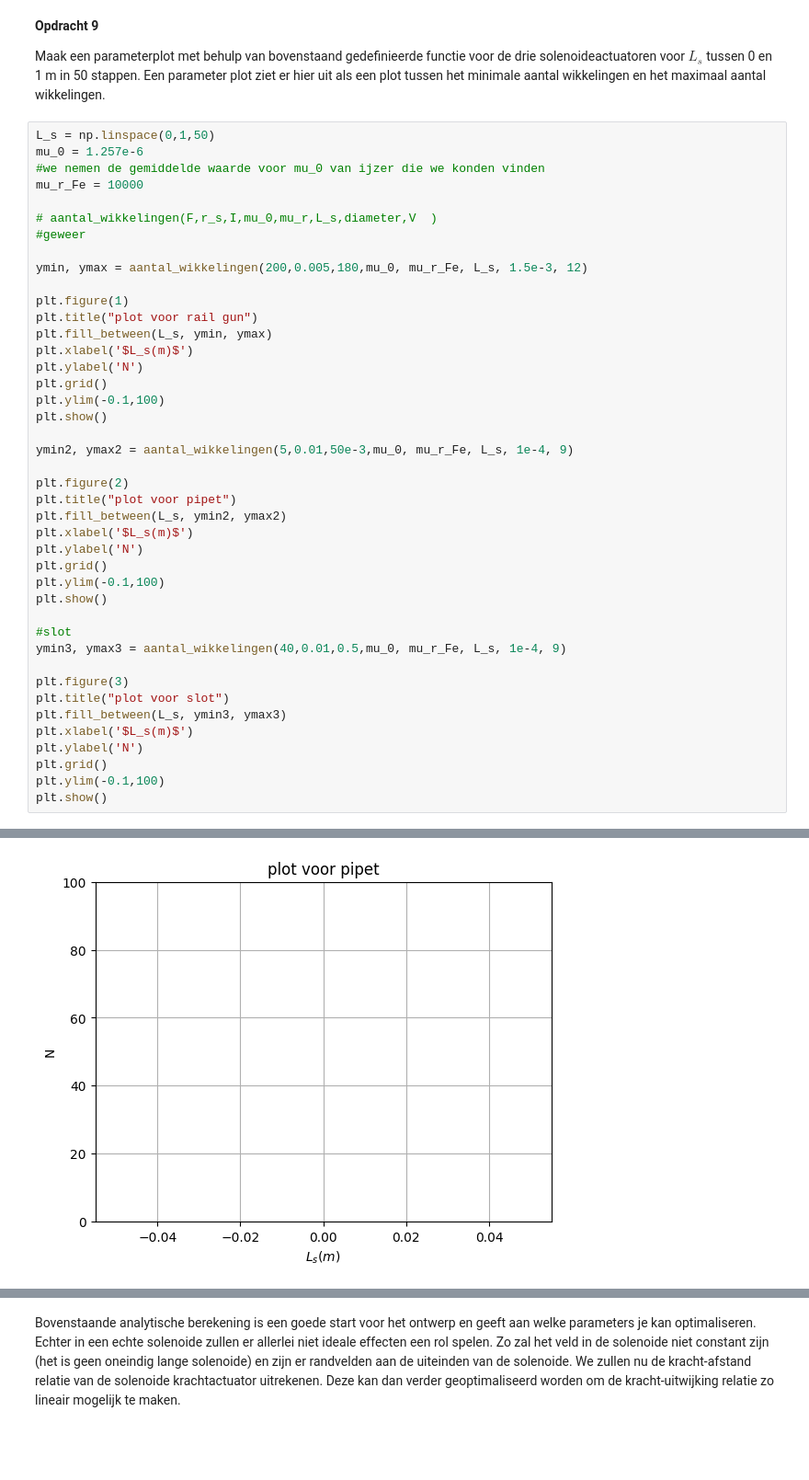
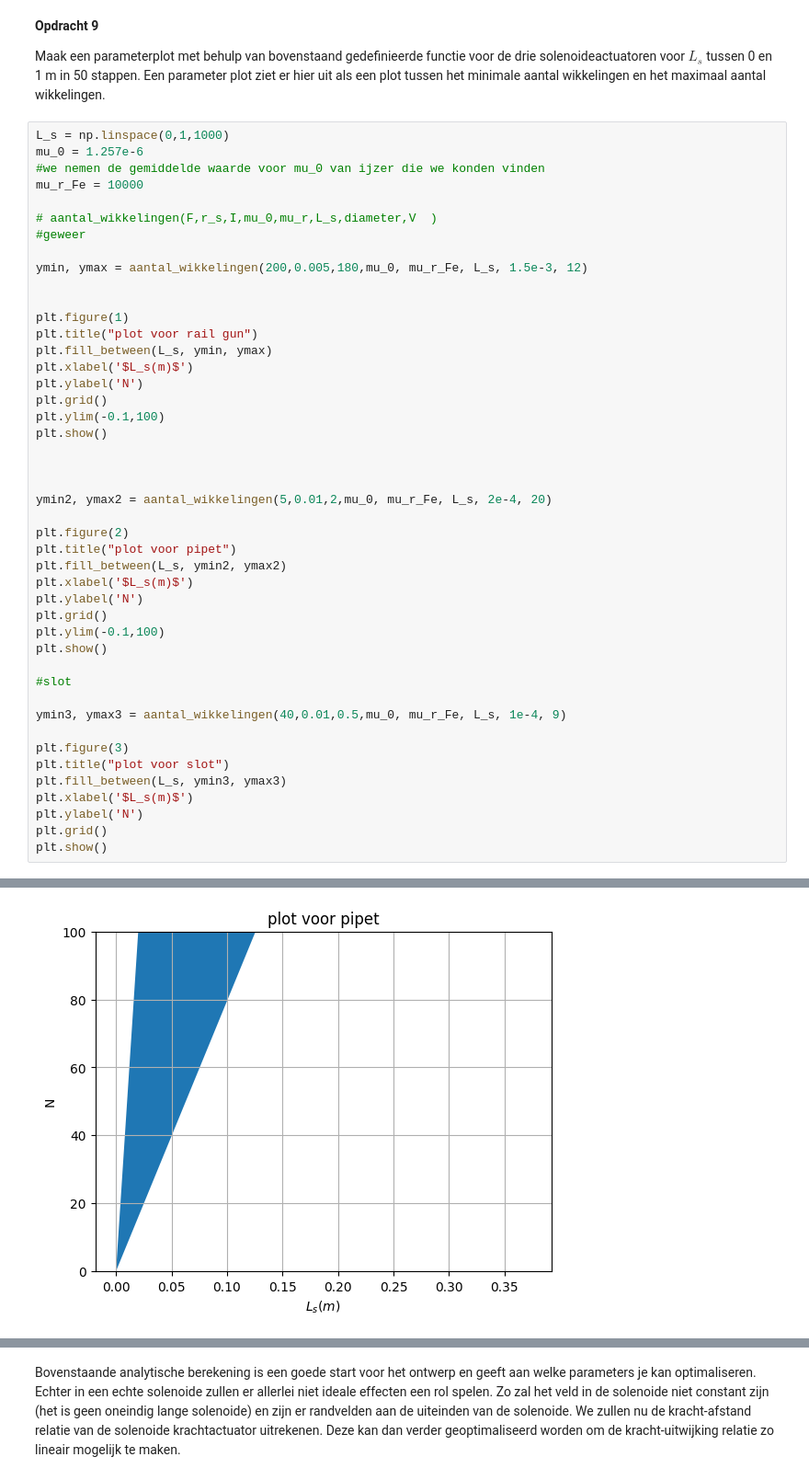
Before and after one commit to T-L-cc/opdrachten-DEF-D, a Jupyter notebook: 2KrachtactuatorOpdracht/KrachtactuatorOpdracht.ipynb, the cells around one changed output, grey strips where cells are left out. Shown at 92% size. Saved outputs shown, nothing was run; the diff lists cells and outputs as text; blank space fills up the shorter version.

```diff
--- a/2KrachtactuatorOpdracht/KrachtactuatorOpdracht.ipynb
+++ b/2KrachtactuatorOpdracht/KrachtactuatorOpdracht.ipynb
@@ -206,7 +206,7 @@ Text(0, 0.5, 'y')
 
 Maak een parameterplot met behulp van bovenstaand gedefinieerde functie voor de drie solenoideactuatoren voor $L_s$ tussen 0 en 1 m in 50 stappen. Een parameter plot ziet er hier uit als een plot tussen het minimale aantal wikkelingen en het maximaal aantal wikkelingen.
 # %%
-L_s = np.linspace(0,1,50)
+L_s = np.linspace(0,1,1000)
 mu_0 = 1.257e-6
 #we nemen de gemiddelde waarde voor mu_0 van ijzer die we konden vinden
 mu_r_Fe = 10000
@@ -215,6 +215,7 @@ mu_r_Fe = 10000
 #geweer
 
 ymin, ymax = aantal_wikkelingen(200,0.005,180,mu_0, mu_r_Fe, L_s, 1.5e-3, 12)
+
 
 plt.figure(1)
 plt.title("plot voor rail gun")
@@ -225,7 +226,9 @@ plt.grid()
 plt.ylim(-0.1,100)
 plt.show()
 
-ymin2, ymax2 = aantal_wikkelingen(5,0.01,50e-3,mu_0, mu_r_Fe, L_s, 1e-4, 9)
+
+
+ymin2, ymax2 = aantal_wikkelingen(5,0.01,2,mu_0, mu_r_Fe, L_s, 2e-4, 20)
 
 plt.figure(2)
 plt.title("plot voor pipet")
@@ -237,6 +240,7 @@ plt.ylim(-0.1,100)
 plt.show()
 
 #slot
+
 ymin3, ymax3 = aantal_wikkelingen(40,0.01,0.5,mu_0, mu_r_Fe, L_s, 1e-4, 9)
 
 plt.figure(3)
@@ -245,7 +249,6 @@ plt.fill_between(L_s, ymin3, ymax3)
 plt.xlabel('$L_s(m)$')
 plt.ylabel('N')
 plt.grid()
-plt.ylim(-0.1,100)
 plt.show()
 # %% [output]
 [figure]
@@ -269,2 +272,2 @@ The design with L_s = 1.00 has no workable solution
-[figure, old version]
+[figure, new version]
 The design with L_s = 0.02 has no workable solution
```
Also changed, not shown: parts of 4 cells of this notebook.
